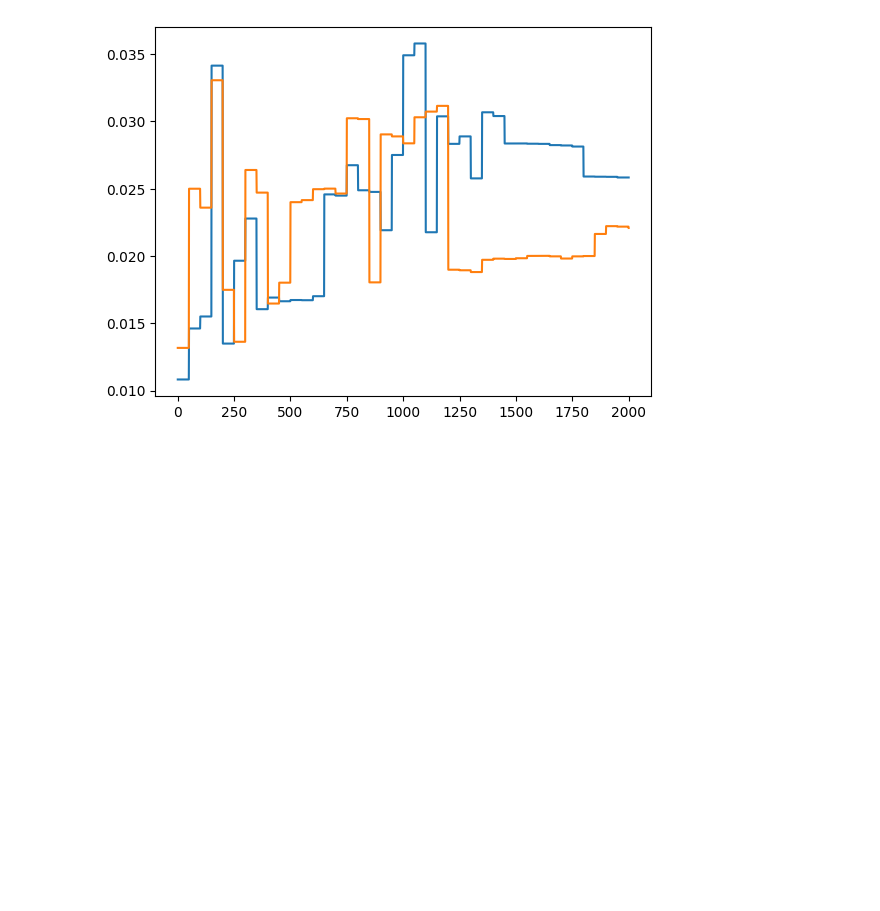
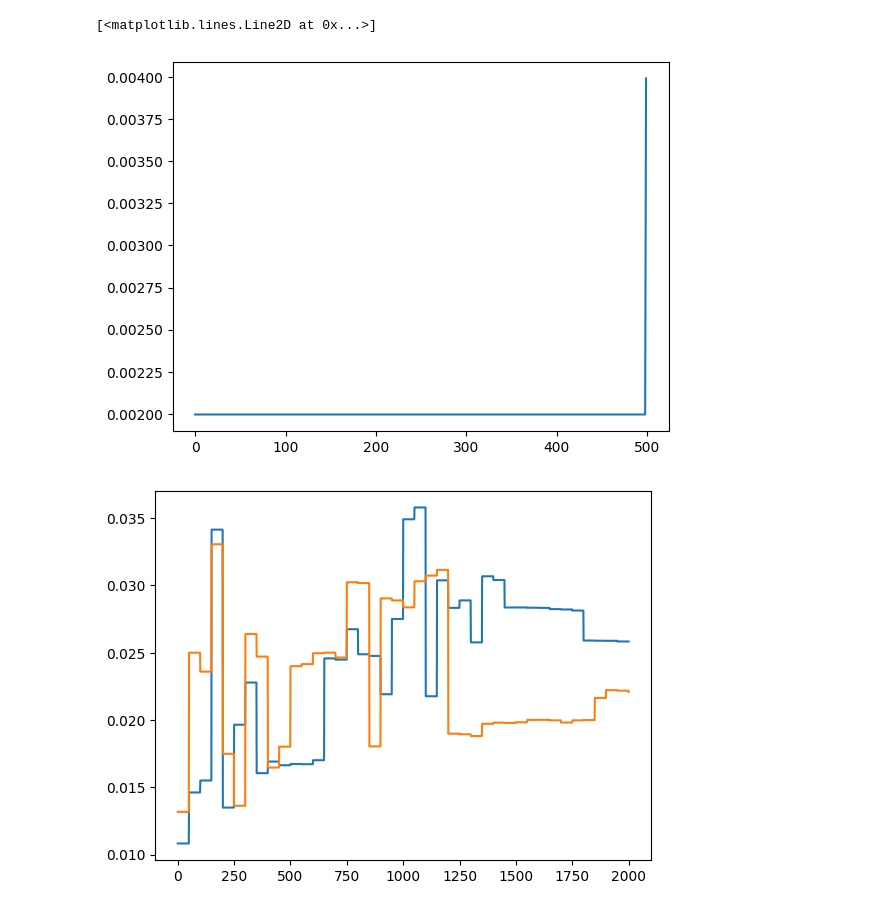
Before and after one commit to stellatogrp/online_mro, a Jupyter notebook: portfolio/online/analysis.ipynb, the cells around one changed output. Cells and saved outputs as stored; diff of their text form; code cells hidden in the pictures; blank space fills up the shorter version.

```diff
--- a/portfolio/online/analysis.ipynb
+++ b/portfolio/online/analysis.ipynb
@@ -16,3 +83,8 @@ df = pd.read_csv('./results/03/df.csv')
+# %%
+plt.plot(qweights[450])
+# %% [output]
+[<matplotlib.lines.Line2D at 0x...>]
+[figure, added]
 # %%
 
 plt.plot(np.array(df['sig_val']))
```
Also changed, not shown: parts of 10 cells of this notebook, 14 other files.
